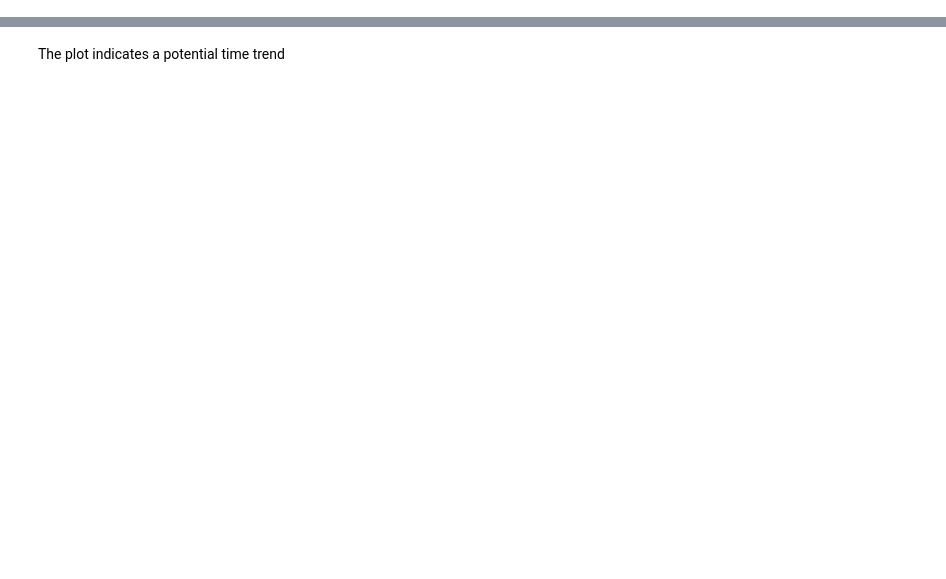
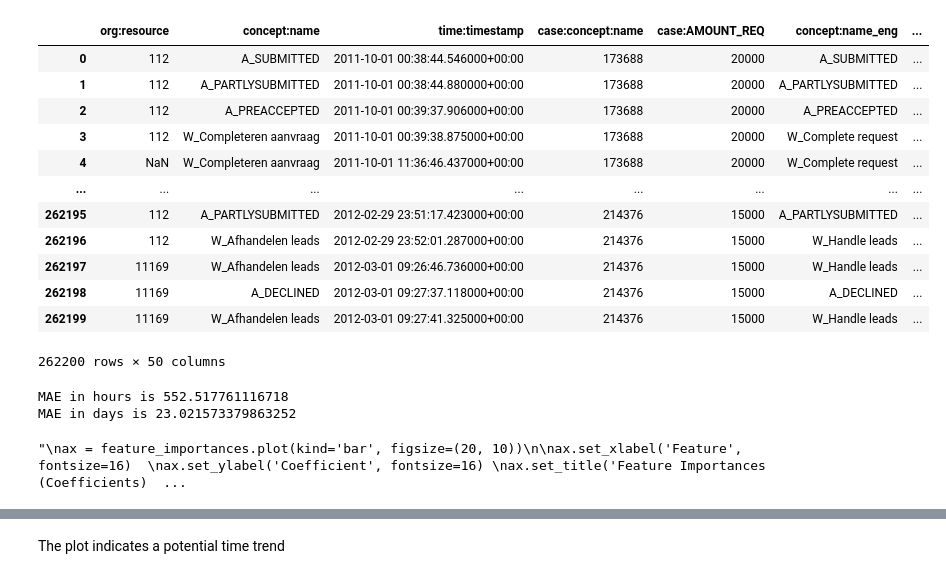
Before and after one commit to BrendGroen/2IOI0-Group-22, a Jupyter notebook: timeseries.ipynb, the cells around one changed output, grey strips where cells are left out. Cells and saved outputs as stored; diff of their text form; code cells hidden in the pictures; blank space fills up the shorter version.

```diff
--- a/timeseries.ipynb
+++ b/timeseries.ipynb
@@ -196,5 +212,21 @@ df_encoded = pd.DataFrame(encoded_array, columns=feature_names)
 
 
 df = pd.concat([df, df_encoded], axis=1)
+# %%
+df
+# %% [output]
+|  | org:resource | concept:name | time:timestamp | case:concept:name | case:AMOUNT_REQ | concept:name_eng | ... |
+| 0 | 112 | A_SUBMITTED | 2011-10-01 00:38:44.546000+00:00 | 173688 | 20000 | A_SUBMITTED | ... |
+| 1 | 112 | A_PARTLYSUBMITTED | 2011-10-01 00:38:44.880000+00:00 | 173688 | 20000 | A_PARTLYSUBMITTED | ... |
+| 2 | 112 | A_PREACCEPTED | 2011-10-01 00:39:37.906000+00:00 | 173688 | 20000 | A_PREACCEPTED | ... |
+| 3 | 112 | W_Completeren aanvraag | 2011-10-01 00:39:38.875000+00:00 | 173688 | 20000 | W_Complete request | ... |
+| 4 | NaN | W_Completeren aanvraag | 2011-10-01 11:36:46.437000+00:00 | 173688 | 20000 | W_Complete request | ... |
+| ... | ... | ... | ... | ... | ... | ... | ... |
+| 262195 | 112 | A_PARTLYSUBMITTED | 2012-02-29 23:51:17.423000+00:00 | 214376 | 15000 | A_PARTLYSUBMITTED | ... |
+| 262196 | 112 | W_Afhandelen leads | 2012-02-29 23:52:01.287000+00:00 | 214376 | 15000 | W_Handle leads | ... |
+| 262197 | 11169 | W_Afhandelen leads | 2012-03-01 09:26:46.736000+00:00 | 214376 | 15000 | W_Handle leads | ... |
+| 262198 | 11169 | A_DECLINED | 2012-03-01 09:27:37.118000+00:00 | 214376 | 15000 | A_DECLINED | ... |
+| 262199 | 11169 | W_Afhandelen leads | 2012-03-01 09:27:41.325000+00:00 | 214376 | 15000 | W_Handle leads | ... |
+262200 rows × 50 columns
 # %%
 one_hot_encode_activity_list = list(df_encoded.columns)
@@ -258,6 +292,16 @@ results_df = pd.concat([results_df_main_variables, results_df_misc_variables], a
 
 results_df[results_df["Actual"] != 0]
 
+
+#results_df = results_df.groupby("Position")[["Predicted", "Actual"]].mean()
+
+
+
+from sklearn.metrics import mean_absolute_error
+
+error = mean_absolute_error(results_df[["Actual"]], results_df[["Predicted"]])
+
+
 results_df["Predicted"] = pd.to_datetime(results_df["Predicted"], unit = "h")
 
 results_df["Actual"] = pd.to_datetime(results_df["Actual"], unit = "h")
@@ -272,6 +316,12 @@ results_df["Actual"] = pd.to_datetime(results_df["Actual"], unit = "h")
 
 #decoded_df
 
-results_df = results_df.groupby("Position")[["Predicted", "Actual"]].mean()
 
 results_df
+
+
+print(f'MAE in hours is {error}')
+print(f'MAE in days is {error/24}')
+# %% [output]
+MAE in hours is 552.517761116718
+MAE in days is 23.021573379863252
@@ -283,0 +328,32 @@ feature_importances.plot()
+# %%
+
+feature_importances = pd.Series(model.coef_, index=X.columns)
+
+feature_importances = pd.DataFrame(feature_importances, columns = ["Coefficient"])
+
+feature_importances.sort_values(by = ["Coefficient"], inplace = True, ascending = False)
+
+feature_importances = feature_importances.drop_duplicates()
+
+feature_importances = feature_importances[feature_importances.index != "W_Wijzigen contractgegevens"]
+
+feature_importances = feature_importances[feature_importances.index != "month"]
+
+
+
+
+"""
+ax = feature_importances.plot(kind='bar', figsize=(20, 10))
+
+ax.set_xlabel('Feature', fontsize=16)
+ax.set_ylabel('Coefficient', fontsize=16)
+ax.set_title('Feature Importances (Coefficients) for Next Timestamp Prediction', fontsize=20)
+ax.axhline(0, color='black', linewidth = 0.5)  # Horizontal line at y=0
+#ax.axvline(0, color='black', linewidth=0.5)  # Vertical line at x=0
+
+
+ax
+
+"""
+# %% [output]
+"\nax = feature_importances.plot(kind='bar', figsize=(20, 10))\n\nax.set_xlabel('Feature', fontsize=16)  \nax.set_ylabel('Coefficient', fontsize=16) \nax.set_title('Feature Importances (Coefficients)  ...
```
Also changed, not shown: parts of 52 cells of this notebook.
